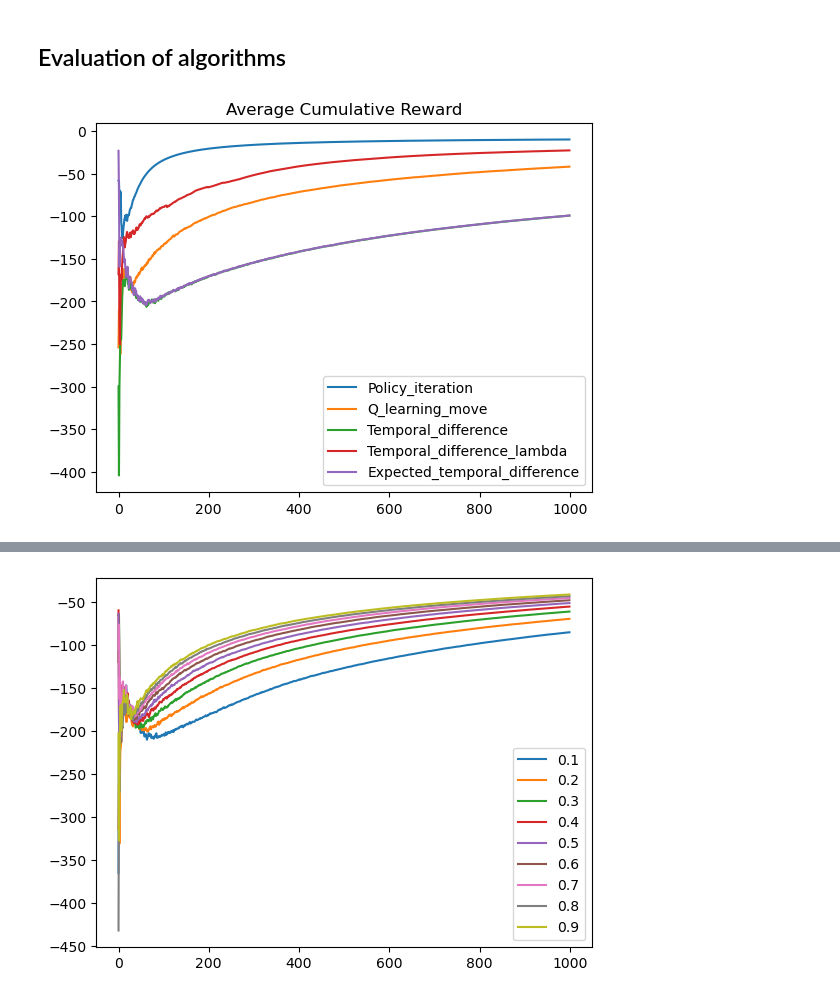
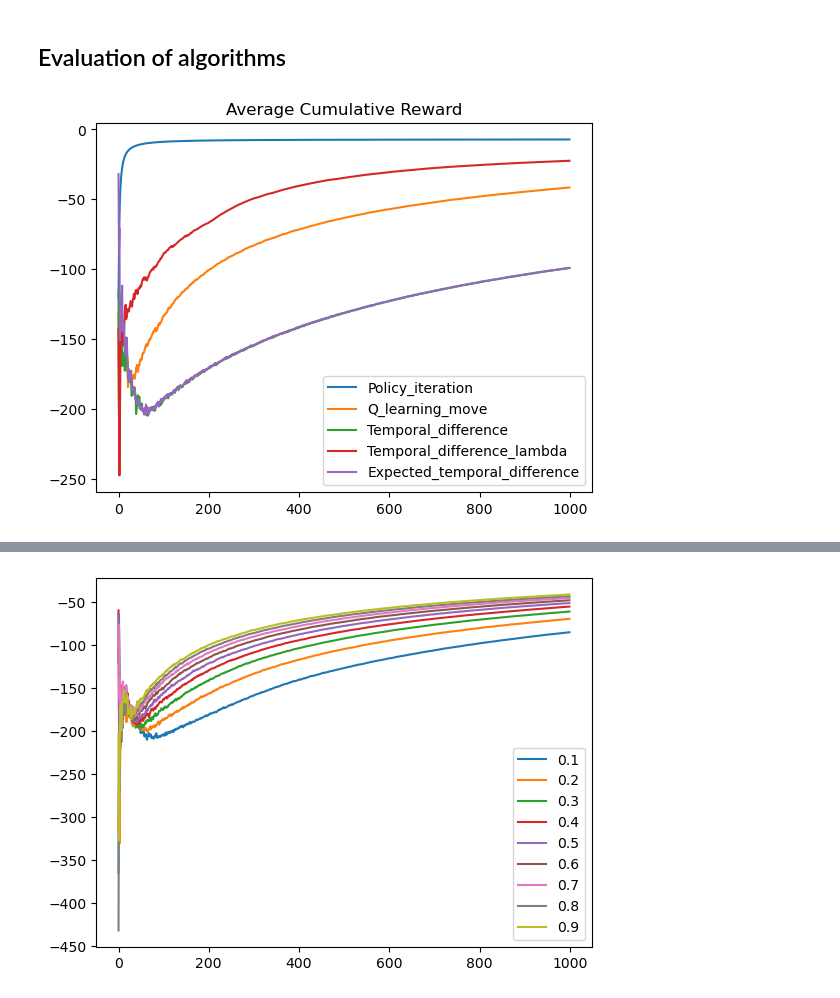
Before and after one commit to valinsogna/ReinForceMate, a Jupyter notebook: run.ipynb, the cells around one changed output, grey strips where cells are left out. Saved outputs shown, nothing was run; the diff lists cells and outputs as text; code cells hidden in the pictures.

```diff
--- a/run.ipynb
+++ b/run.ipynb
@@ -186,32 +182,32 @@ for algorithm in tqdm(algorithms):
             reward = algorithm.run_episode(episode)  # this function should return the total reward for the episode
             rewards.append(reward)
 
     else:
-        for episode in range(n_of_episodes//10):  # ahhh boh
+        for episode in range(n_of_episodes):
             reward = algorithm.run_episode(n_of_episodes)
         rewards = reward
 
     end_time = time.time()
 
     results.append({
         'name': type(algorithm).__name__,
         'rewards': rewards,
         'time': end_time - start_time,
     })
 
 #     print(len(rewards))
 
 # print(results)
 
 # Plot average cumulative reward
 for result in results:
     plt.plot(np.cumsum(result['rewards']) / np.arange(1, n_of_episodes+1), label=result['name'])
 plt.legend()
 plt.title('Average Cumulative Reward')
 plt.show()
 
 # Print time taken
 for result in results:
     print(f"{result['name']} took {result['time']} seconds")
 # %% [output]
-[figure, old version]
+[figure, new version]
```
Also changed, not shown: parts of 5 cells of this notebook, 6 other files.
